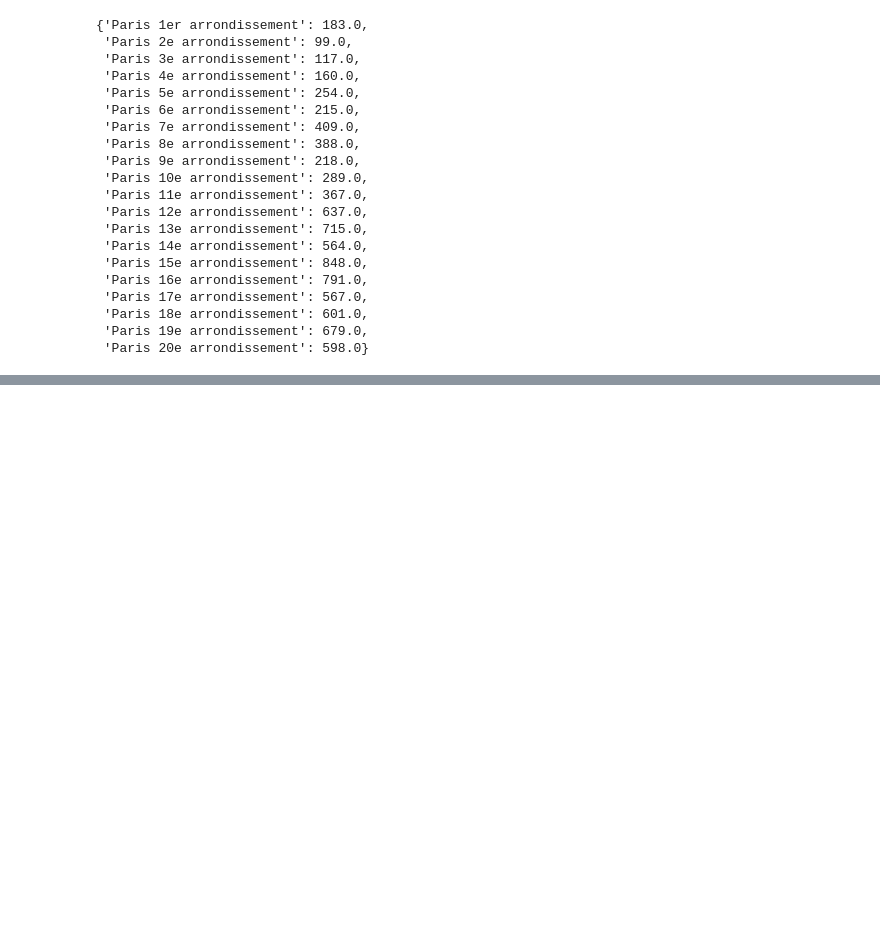
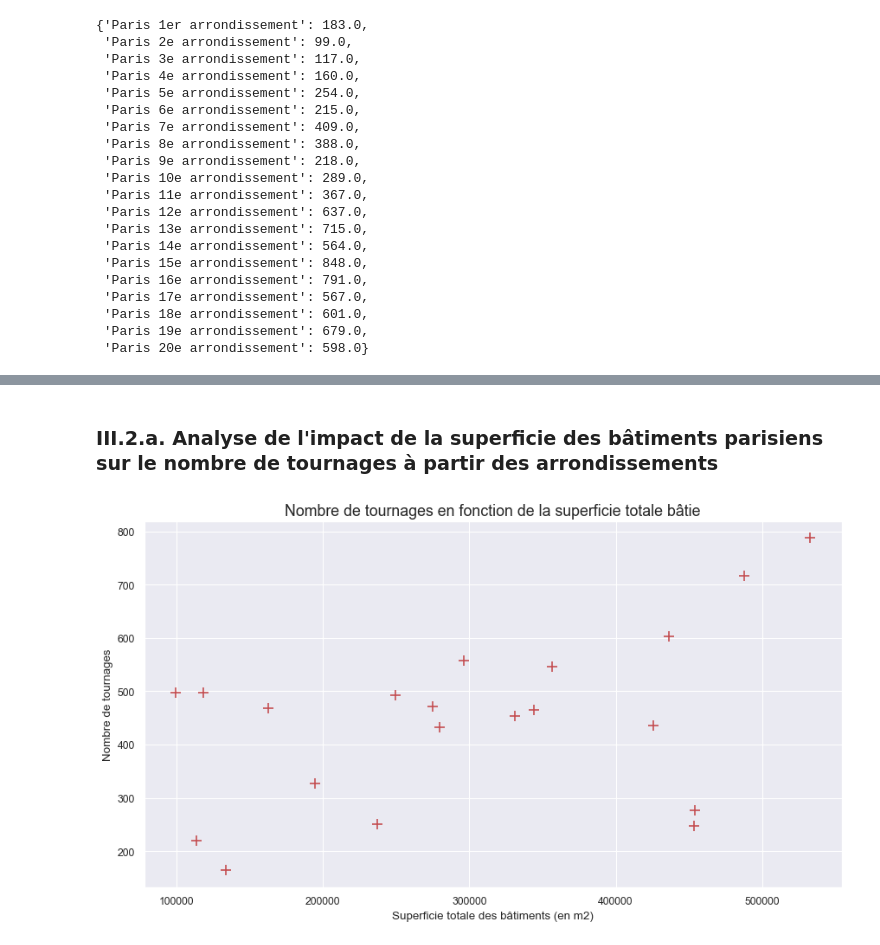
Before and after one commit to pbarriolo/Python_Project, a Jupyter notebook: Étude de la localisation des tournages de la ville de Paris.ipynb, the cells around one changed output, grey strips where cells are left out. Saved outputs shown, nothing was run; the diff lists cells and outputs as text; code cells hidden in the pictures; blank space fills up the shorter version.

```diff
--- a/Étude de la localisation des tournages de la ville de Paris.ipynb
+++ b/Étude de la localisation des tournages de la ville de Paris.ipynb
@@ -701,5 +738,5 @@ On va commencer par étudier la taille des bâtiments en fonction des arrondisse
 # %%
-df_surface = df_bat.groupby('N_AR')["M2"].sum()
+df_surface = df_bat.groupby('N_AR')["M2"].agg([pd.Series.sum])
 
 figure = plt.figure(figsize=(13, 7), dpi=80)
 plt.grid(True)
@@ -792,0 +842,14 @@ Le graphique change totalement, désormais le 9ème arrondissement est celui qui
+# %% [markdown]
+### III.2.a. Analyse de l'impact de la superficie des bâtiments parisiens sur le nombre de tournages à partir des arrondissements
+# %%
+figure = plt.figure(figsize=(13, 7), dpi=80)
+df_nbtournage = df_paris.groupby('Arrondissement')["Code postal"].count()
+
+plt.grid(True)
+plt.scatter(df_surface,df_nbtournage,s=100,marker='+',color='r')
+plt.ylabel('Nombre de tournages')
+plt.xlabel('Superficie totale des bâtiments (en m2)')
+plt.title('Nombre de tournages en fonction de la superficie totale bâtie',fontsize=16)
+plt.show()
+# %% [output]
+[figure, added]
```
Also changed, not shown: parts of 87 cells of this notebook.
